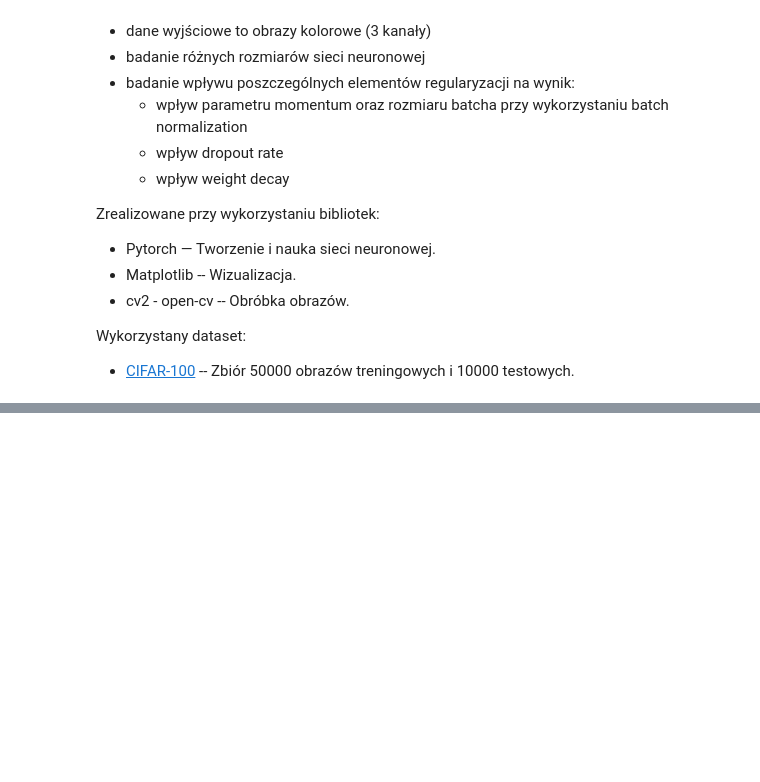
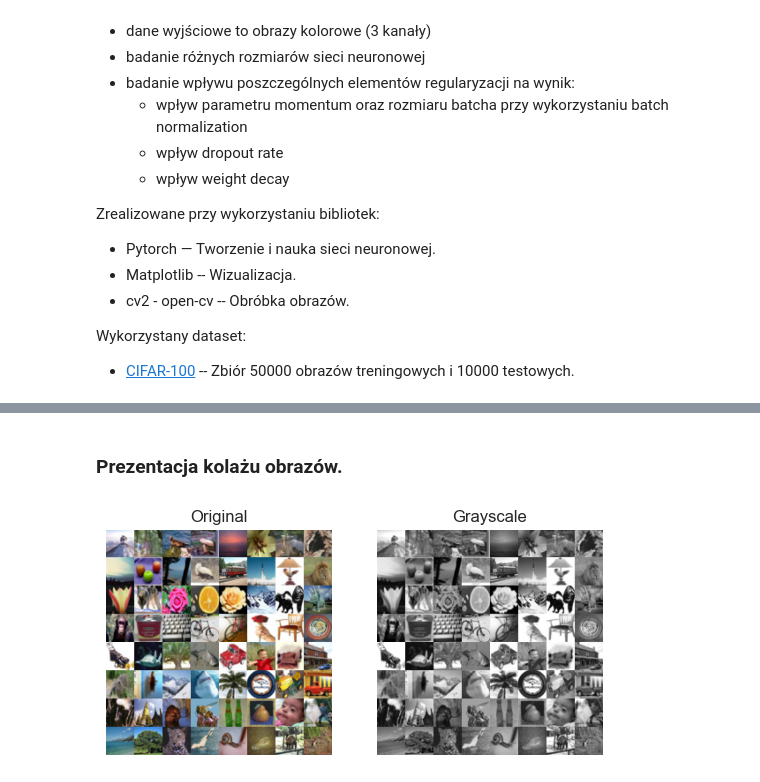
Before and after one commit to Mimikkk/eio-2022, a Jupyter notebook: deep-learning/project-autoencoder/main.ipynb, the cells around one changed output, grey strips where cells are left out. Saved outputs shown, nothing was run; the diff lists cells and outputs as text; code cells hidden in the pictures; blank space fills up the shorter version.

```diff
--- a/deep-learning/project-autoencoder/main.ipynb
+++ b/deep-learning/project-autoencoder/main.ipynb
@@ -86,0 +92,12 @@ def compare(original, grayscale=None):
+# %% [markdown]
+### Prezentacja kolażu obrazów.
+# %%
+def square_collage(images, size: int = 8):
+  (_, rows, cols, channels) = images.shape
+  collage = images[:size * size]
+  collage = collage.reshape((size, size, rows, cols, channels))
+  return np.vstack([*map(np.hstack, collage)])
+
+compare(square_collage(y_test), square_collage(x_test))
+# %% [output]
+[figure, added]
```
Also changed, not shown: parts of 36 cells of this notebook, 4 other files.
